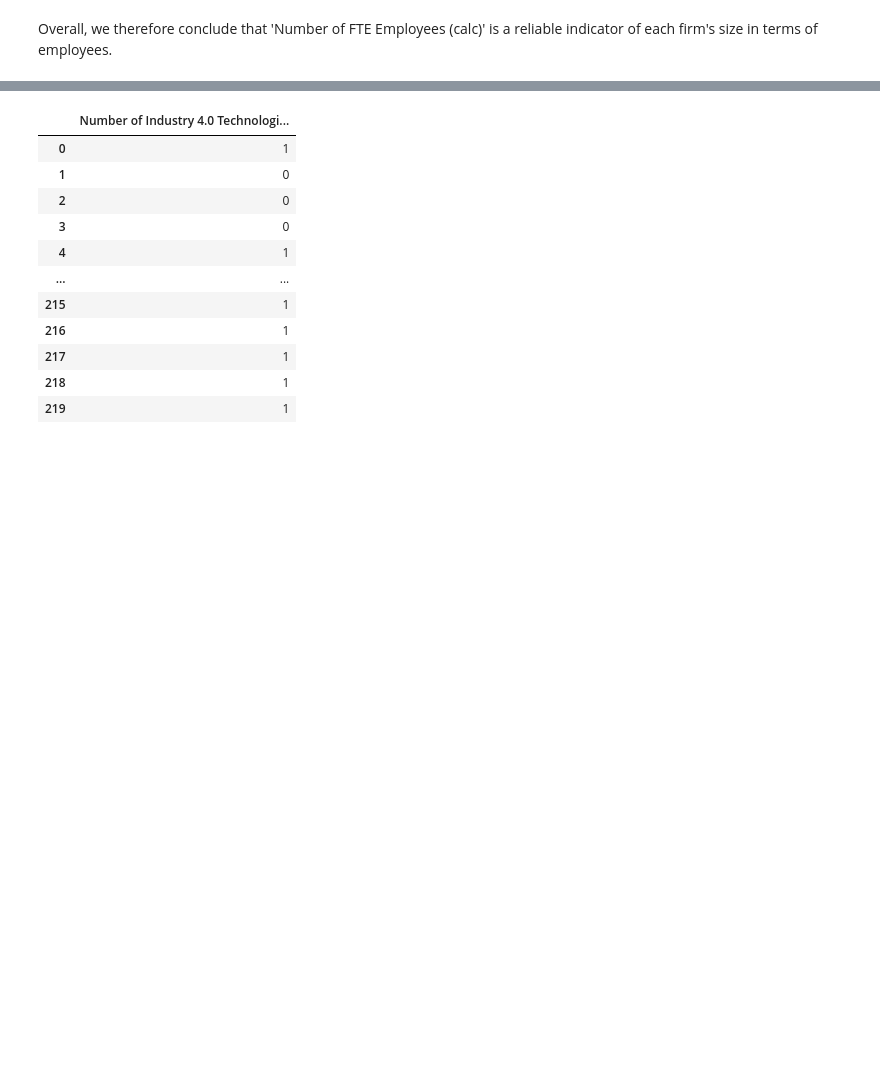
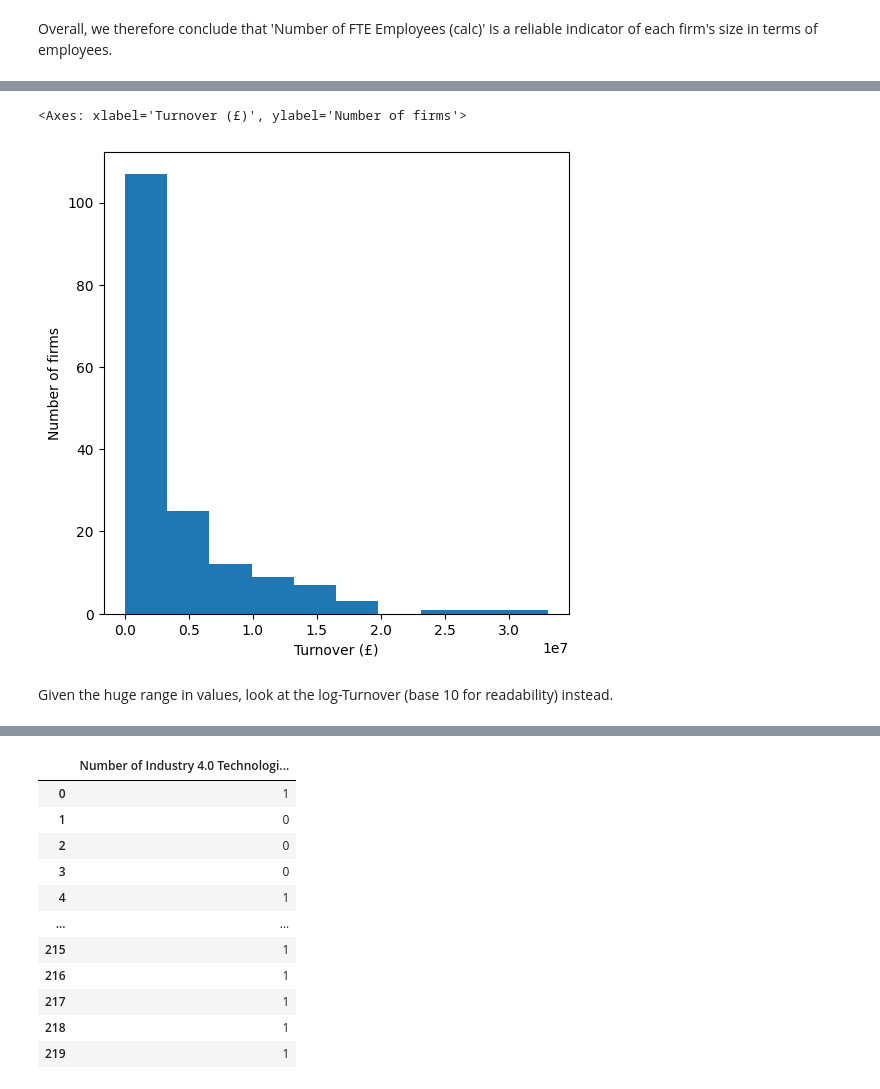
Before and after one commit to roughhawkbit/digi-inno-road-prod, a Jupyter notebook: analysis/2_Distributions_Correlations.ipynb, the cells around one changed output, grey strips where cells are left out. Saved outputs shown, nothing was run; the diff lists cells and outputs as text; code cells hidden in the pictures; blank space fills up the shorter version.

```diff
--- a/analysis/2_Distributions_Correlations.ipynb
+++ b/analysis/2_Distributions_Correlations.ipynb
@@ -203,4 +221,3 @@ x[x < 200000000.0].plot.box()
 # %%
-roadmaps_df['Log Turnover'] = np.log(roadmaps_df['Turnover'])
-roadmaps_df['Log Turnover'].plot.box()
+roadmaps_df[roadmaps_df['Turnover'] == roadmaps_df['Turnover'].max()][firm_size_cols]
 # %% [output]
@@ -208,0 +226,11 @@ roadmaps_df['Log Turnover'].plot.box()
+# %%
+fig, ax = matplotlib.pyplot.subplots(figsize=(6,6))
+ax.hist(roadmaps_df[roadmaps_df['Turnover'] < roadmaps_df['Turnover'].max()]['Turnover'])
+ax.set_xlabel('Turnover (£)')
+ax.set_ylabel('Number of firms')
+ax
+# %% [output]
+<Axes: xlabel='Turnover (£)', ylabel='Number of firms'>
+[figure, added]
+# %% [markdown]
+Given the huge range in values, look at the log-Turnover (base 10 for readability) instead.
```
Also changed, not shown: parts of 14 cells of this notebook.
